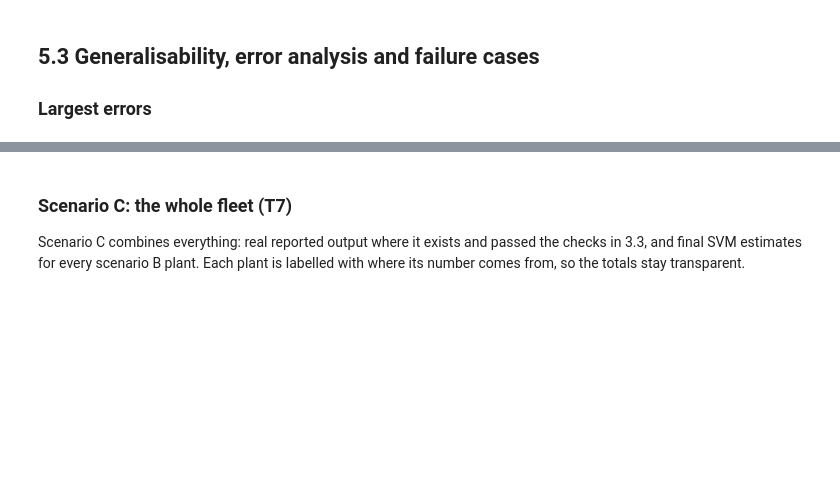
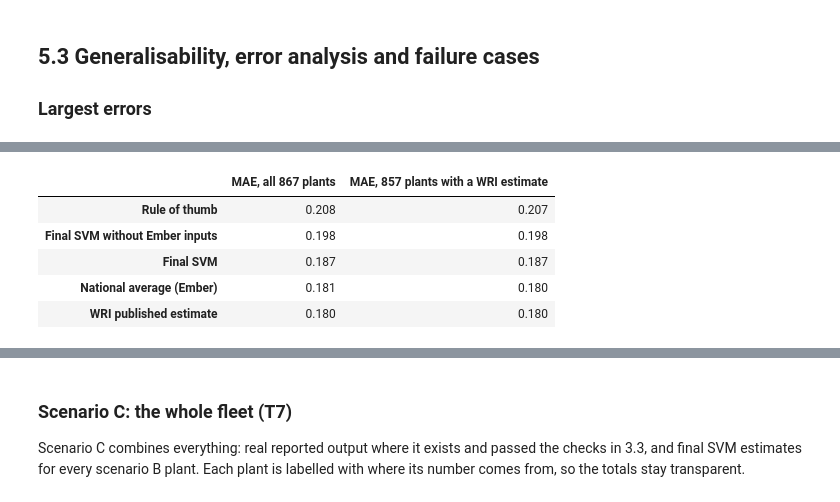
Before and after one commit to Geese4000/ca2-power-plant-analytics, a Jupyter notebook: notebooks/power_plant_capacity_factor.ipynb, the cells around one changed output, grey strips where cells are left out. Saved outputs shown, nothing was run; the diff lists cells and outputs as text; code cells hidden in the pictures; blank space fills up the shorter version.

```diff
--- a/notebooks/power_plant_capacity_factor.ipynb
+++ b/notebooks/power_plant_capacity_factor.ipynb
@@ -1991,0 +1993,38 @@ pd.DataFrame({"test_%": test_pred["confidence"].value_counts(normalize=True) * 1
+# %%
+# Each non-US country in the training set is held out in turn: the models learn from every other training plant and
+# estimate that country's plants, which is the situation of almost every scenario B plant (takes a few minutes)
+countries = train["country"].astype(str).to_numpy()
+names_noloc = np.delete(feature_names, loc_cols)
+ember_cols = [i for i, n in enumerate(names_noloc) if n in ("ember_cf", "fuel_share", "ember_missing")]
+X_train_noember = np.delete(X_train_noloc, ember_cols, axis=1)
+loco = []
+for c in pd.unique(countries[train["is_us"].to_numpy() == 0]):
+    h = countries == c
+    fuel_med = train[~h].groupby("fuel_group", observed=True)["cf"].median()
+    fit_svm = lambda X: np.clip(SVR(kernel="rbf", **svm_search.best_params_).fit(X[~h], y_train[~h]).predict(X[h]), 0, 1)
+    loco.append(pd.DataFrame({
+        "actual": y_train[h].to_numpy(),
+        "Rule of thumb": train.loc[h, "fuel_group"].map(fuel_med).astype(float).to_numpy(),
+        "Final SVM without Ember inputs": fit_svm(X_train_noember),
+        "Final SVM": fit_svm(X_train_noloc),
+        # National average where Ember has one; the final SVM where it does not
+        "National average (Ember)": np.where(train.loc[h, "ember_missing"] == 0, train.loc[h, "ember_cf"], np.nan),
+        "WRI published estimate": train.loc[h, "wri_cf"].to_numpy(),
+    }))
+loco = pd.concat(loco, ignore_index=True)
+loco["National average (Ember)"] = loco["National average (Ember)"].fillna(loco["Final SVM"])
+
+approaches = [c for c in loco.columns if c != "actual"]
+has_wri = loco["WRI published estimate"].notna()
+loco_table = pd.DataFrame({
+    f"MAE, all {len(loco):,} plants": [(loco[a] - loco["actual"]).abs().mean() for a in approaches],
+    f"MAE, {has_wri.sum():,} plants with a WRI estimate": [(loco.loc[has_wri, a] - loco.loc[has_wri, "actual"]).abs().mean() for a in approaches],
+}, index=approaches)
+loco_table.round(3)
+# %% [output]
+|  | MAE, all 867 plants | MAE, 857 plants with a WRI estimate |
+| Rule of thumb | 0.208 | 0.207 |
+| Final SVM without Ember inputs | 0.198 | 0.198 |
+| Final SVM | 0.187 | 0.187 |
+| National average (Ember) | 0.181 | 0.180 |
+| WRI published estimate | 0.180 | 0.180 |
```
Also changed, not shown: parts of 7 cells of this notebook.
